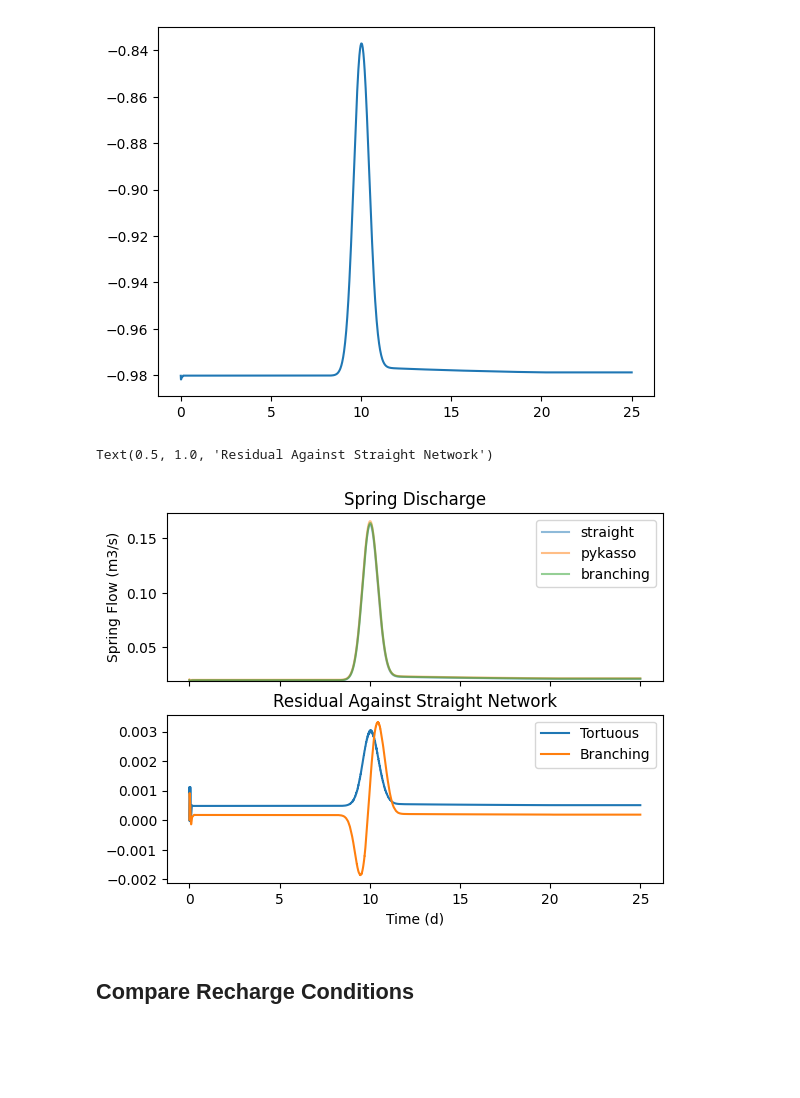
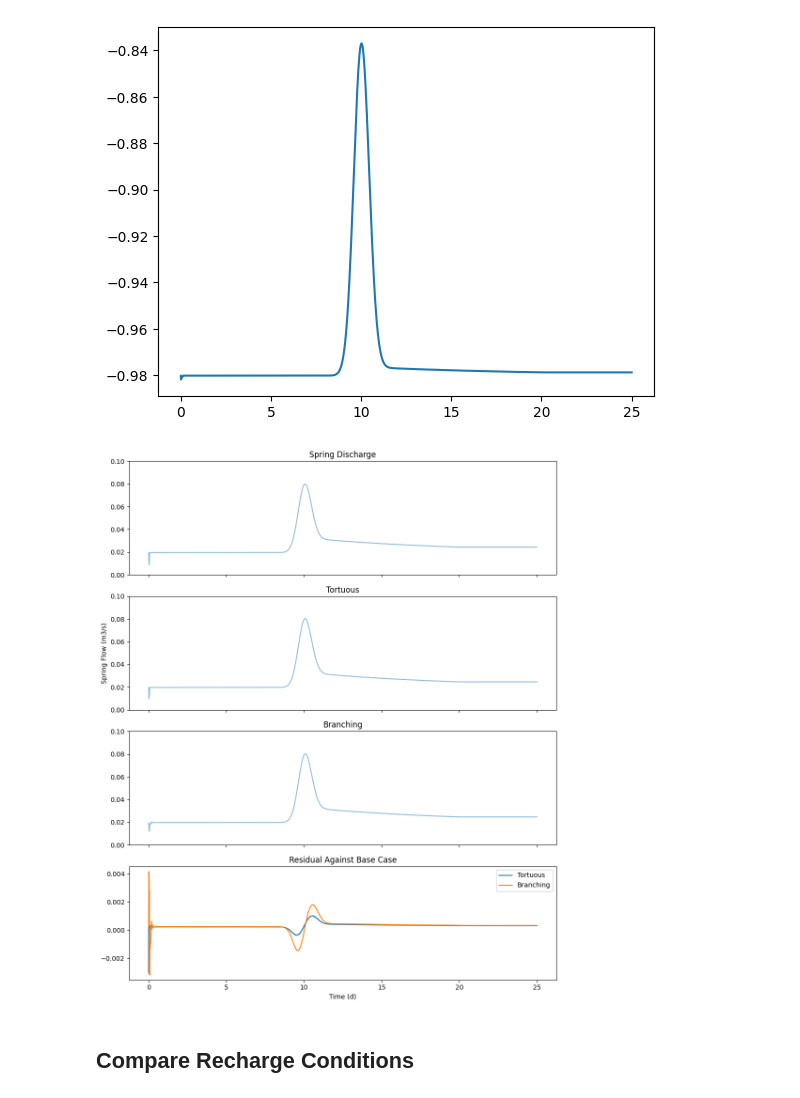
Before and after one commit to jhuang523/UMNBearSpring, a Jupyter notebook: openkarst/steady_state/conduit_geometry_setup.ipynb, the cells around one changed output. Cells and saved outputs as stored; diff of their text form; code cells hidden in the pictures; blank space fills up the shorter version.

```diff
--- a/openkarst/steady_state/conduit_geometry_setup.ipynb
+++ b/openkarst/steady_state/conduit_geometry_setup.ipynb
@@ -417,24 +412,26 @@ sns.lineplot(x = sc_t/86400, y=pk_spring[pk_network.outlets[0]]-sc_spring[sc_net
 <Axes: >
 [figure]
 # %%
-fig, ax = plt.subplots(2, 1, sharex = True, gridspec_kw={'wspace' : 0})
+fig, ax = plt.subplots(4, 1, sharex = True, gridspec_kw={'wspace' : 0}, figsize = (10, 12))
+i = 0
+for name, spring in {"Base" : sc_spring, "Tortuous" : pk_spring, "Branching" : b_spring}.items():
+    for node, Q_spring in spring.items():
+        sns.lineplot(x = pk_t/86400 if name == 'Tortuous' else sc_t/86400 if name == 'Base' else b_t/86400 , y = Q_spring, alpha = 0.5, ax = ax[i])
+        ax[i].set_title(name)
+        ax[i].set_ylim(0, 0.1)
+        i+= 1
 
-for name, spring in {"straight" : sc_spring, "pykasso" : pk_spring, "branching" : b_spring}.items():
-    for node, Q_spring in spring.items():
-        sns.lineplot(x = pk_t/86400 if name == 'pykasso' else sc_t/86400 if name == 'straight' else b_t/86400 , y = Q_spring, label = name, alpha = 0.5, ax = ax[0])
-
-ax[1].set_xlabel("Time (d)")
-ax[0].set_ylabel("Spring Flow (m3/s)")
-ax[0].set_ylim(0.019,)
+ax[3].set_xlabel("Time (d)")
+ax[1].set_ylabel("Spring Flow (m3/s)")
 ax[0].set_title("Spring Discharge")
-sns.lineplot(x = sc_t/86400, y=pk_spring[pk_network.outlets[0]]-sc_spring[sc_network.outlets[0]], ax = ax[1], label = 'Tortuous')
-sns.lineplot(x = sc_t/86400, y=b_spring[b_network.outlets[0]]-sc_spring[sc_network.outlets[0]], ax = ax[1], label = 'Branching')
-ax[1].set_title("Residual Against Straight Network")
+sns.lineplot(x = sc_t/86400, y=pk_spring[pk_network.outlets[0]]-sc_spring[sc_network.outlets[0]], ax = ax[3], label = 'Tortuous')
+sns.lineplot(x = sc_t/86400, y=b_spring[b_network.outlets[0]]-sc_spring[sc_network.outlets[0]], ax = ax[3], label = 'Branching')
+ax[3].set_title("Residual Against Base Case")
 # for nodes, r_i in r.items():
 #     sns.lineplot(x = r_i['time'], y = r_i['flow'] * len(nodes), label = 'diffuse R' if len(nodes) > 1 else 'point R')
+plt.tight_layout()
 # %% [output]
-Text(0.5, 1.0, 'Residual Against Straight Network')
-[figure, old version]
+[figure, new version]
 # %% [markdown]
 ## Compare Recharge Conditions
 # %%
```
Also changed, not shown: parts of 4 cells of this notebook, 10 other files.
